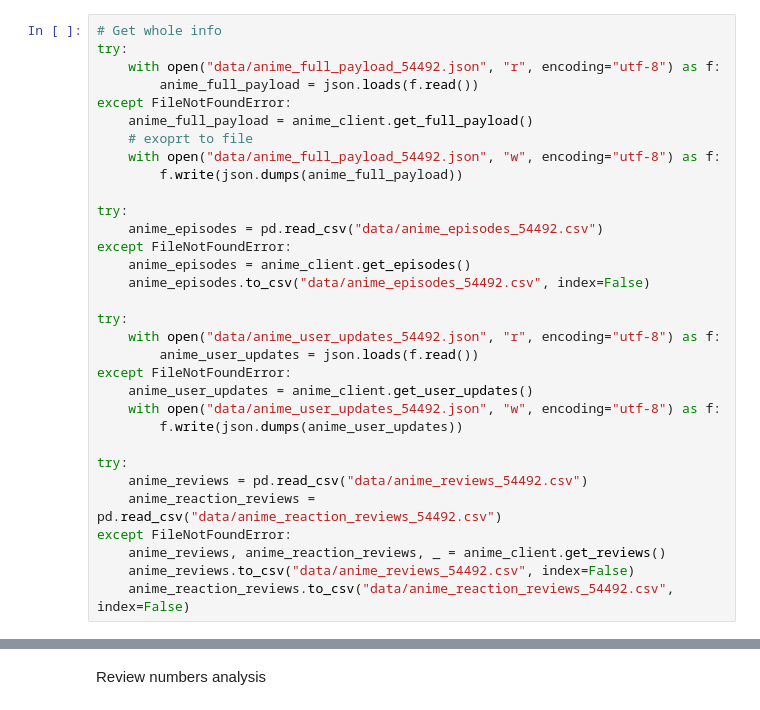
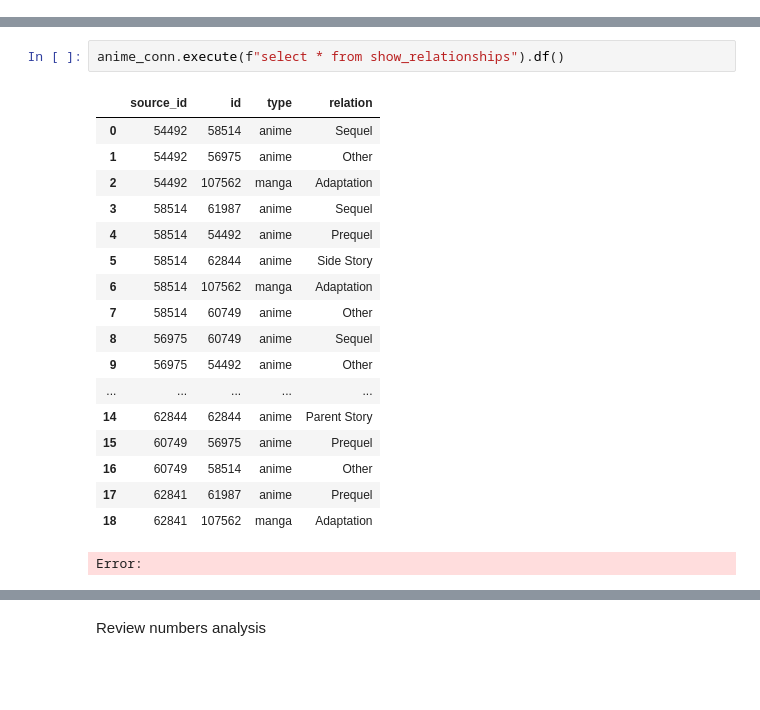
Before and after one commit to GonxaTroll/ds-log-2026, a Jupyter notebook: w04/aa.ipynb, the cells around one changed output, grey strips where cells are left out. Cells and saved outputs as stored; diff of their text form; blank space fills up the shorter version.

```diff
--- a/w04/aa.ipynb
+++ b/w04/aa.ipynb
@@ -9,32 +10,0 @@ anime_client = AnimeScraper(anime_id)
-# %%
-# Get whole info
-try:
-    with open("data/anime_full_payload_54492.json", "r", encoding="utf-8") as f:
-        anime_full_payload = json.loads(f.read())
-except FileNotFoundError:
-    anime_full_payload = anime_client.get_full_payload()
-    # exoprt to file
-    with open("data/anime_full_payload_54492.json", "w", encoding="utf-8") as f:
-        f.write(json.dumps(anime_full_payload))
-
-try:
-    anime_episodes = pd.read_csv("data/anime_episodes_54492.csv")
-except FileNotFoundError:
-    anime_episodes = anime_client.get_episodes()
-    anime_episodes.to_csv("data/anime_episodes_54492.csv", index=False)
-
-try:
-    with open("data/anime_user_updates_54492.json", "r", encoding="utf-8") as f:
-        anime_user_updates = json.loads(f.read())
-except FileNotFoundError:
-    anime_user_updates = anime_client.get_user_updates()
-    with open("data/anime_user_updates_54492.json", "w", encoding="utf-8") as f:
-        f.write(json.dumps(anime_user_updates))
-
-try:
-    anime_reviews = pd.read_csv("data/anime_reviews_54492.csv")
-    anime_reaction_reviews = pd.read_csv("data/anime_reaction_reviews_54492.csv")
-except FileNotFoundError:
-    anime_reviews, anime_reaction_reviews, _ = anime_client.get_reviews()
-    anime_reviews.to_csv("data/anime_reviews_54492.csv", index=False)
-    anime_reaction_reviews.to_csv("data/anime_reaction_reviews_54492.csv", index=False)
@@ -40,0 +48,21 @@ except FileNotFoundError:
+# %%
+anime_conn.execute(f"select * from show_relationships").df()
+# %% [output]
+|  | source_id | id | type | relation |
+| 0 | 54492 | 58514 | anime | Sequel |
+| 1 | 54492 | 56975 | anime | Other |
+| 2 | 54492 | 107562 | manga | Adaptation |
+| 3 | 58514 | 61987 | anime | Sequel |
+| 4 | 58514 | 54492 | anime | Prequel |
+| 5 | 58514 | 62844 | anime | Side Story |
+| 6 | 58514 | 107562 | manga | Adaptation |
+| 7 | 58514 | 60749 | anime | Other |
+| 8 | 56975 | 60749 | anime | Sequel |
+| 9 | 56975 | 54492 | anime | Other |
+| ... | ... | ... | ... | ... |
+| 14 | 62844 | 62844 | anime | Parent Story |
+| 15 | 60749 | 56975 | anime | Prequel |
+| 16 | 60749 | 58514 | anime | Other |
+| 17 | 62841 | 61987 | anime | Prequel |
+| 18 | 62841 | 107562 | manga | Adaptation |
+Error:
```
Also changed, not shown: parts of 15 cells of this notebook, 1 other file.
